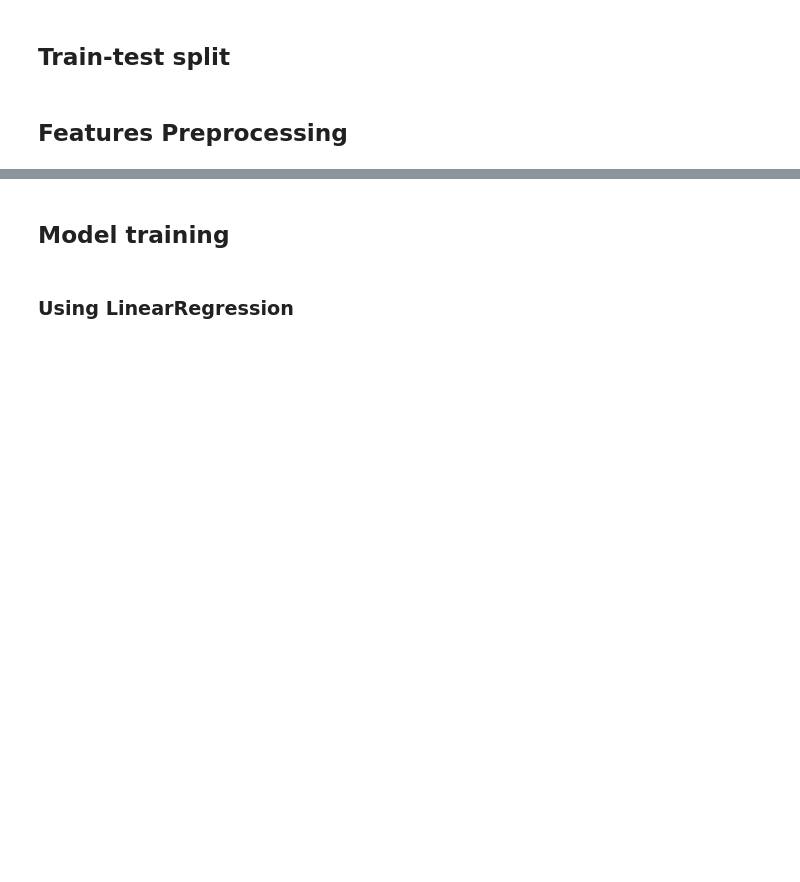
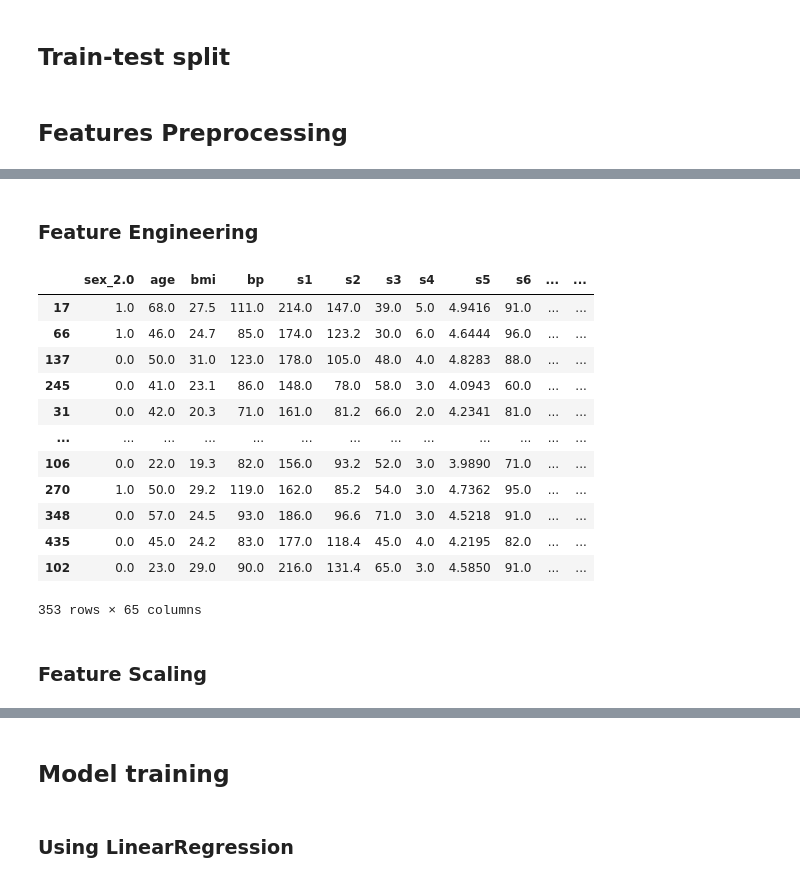
Before and after one commit to davidrpugh/machine-learning-for-tabular-data, a Jupyter notebook: notebooks/lecture-4-part-1d.ipynb, the cells around one changed output, grey strips where cells are left out. Drawn from its saved outputs; the diff is of its cells as text; code cells hidden in the pictures; blank space fills up the shorter version.

Commit message:
Improved data preprocessing

```diff
--- a/notebooks/lecture-4-part-1d.ipynb
+++ b/notebooks/lecture-4-part-1d.ipynb
@@ -24,7 +26,7 @@ train_features, test_features, train_targets, test_targets = (
         features,
         targets,
         random_state=prng,
-        test_size=0.1
+        test_size=0.2
     )
 )
 # %% [markdown]
@@ -32,32 +36,14 @@ train_features, test_features, train_targets, test_targets = (
 # %%
-transformer_0 = compose.make_column_transformer(
+feature_encoding = compose.make_column_transformer(
     (
         preprocessing.OneHotEncoder(
             drop="first",
-            dtype=np.uint8,
             sparse_output=False,
         ),
         ["sex"]
     ),
-    remainder="drop",
-    verbose=True,
+    force_int_remainder_cols=False,
+    remainder="passthrough",
+    verbose=False,
     verbose_feature_names_out=False
-)
-
-
-transformer_1 = compose.make_column_transformer(
-    (
-        preprocessing.StandardScaler(),
-        ["age", "bmi", "bp", "s1", "s2", "s3", "s4", "s5"]
-    ),
-    remainder="drop",
-    verbose=True,
-    verbose_feature_names_out=False
-)
-
-features_preprocessor = pipeline.make_union(
-    transformer_0,
-    transformer_1,
-    verbose=True,
-    n_jobs=-1
 ).set_output(transform="pandas")
@@ -65,0 +50,5 @@ features_preprocessor
+# %%
+encoded_train_features = feature_encoding.fit_transform(
+    train_features,
+    train_targets
+)
@@ -65,0 +71,2 @@ features_preprocessor
+# %% [markdown]
+### Feature Engineering
@@ -65,0 +79,23 @@ features_preprocessor
+# %%
+engineered_train_features = feature_engineering.fit_transform(
+    encoded_train_features,
+    train_targets
+)
+# %%
+engineered_train_features
+# %% [output]
+|  | sex_2.0 | age | bmi | bp | s1 | s2 | s3 | s4 | s5 | s6 | ... | ... |
+| 17 | 1.0 | 68.0 | 27.5 | 111.0 | 214.0 | 147.0 | 39.0 | 5.0 | 4.9416 | 91.0 | ... | ... |
+| 66 | 1.0 | 46.0 | 24.7 | 85.0 | 174.0 | 123.2 | 30.0 | 6.0 | 4.6444 | 96.0 | ... | ... |
+| 137 | 0.0 | 50.0 | 31.0 | 123.0 | 178.0 | 105.0 | 48.0 | 4.0 | 4.8283 | 88.0 | ... | ... |
+| 245 | 0.0 | 41.0 | 23.1 | 86.0 | 148.0 | 78.0 | 58.0 | 3.0 | 4.0943 | 60.0 | ... | ... |
+| 31 | 0.0 | 42.0 | 20.3 | 71.0 | 161.0 | 81.2 | 66.0 | 2.0 | 4.2341 | 81.0 | ... | ... |
+| ... | ... | ... | ... | ... | ... | ... | ... | ... | ... | ... | ... | ... |
+| 106 | 0.0 | 22.0 | 19.3 | 82.0 | 156.0 | 93.2 | 52.0 | 3.0 | 3.9890 | 71.0 | ... | ... |
+| 270 | 1.0 | 50.0 | 29.2 | 119.0 | 162.0 | 85.2 | 54.0 | 3.0 | 4.7362 | 95.0 | ... | ... |
+| 348 | 0.0 | 57.0 | 24.5 | 93.0 | 186.0 | 96.6 | 71.0 | 3.0 | 4.5218 | 91.0 | ... | ... |
+| 435 | 0.0 | 45.0 | 24.2 | 83.0 | 177.0 | 118.4 | 45.0 | 4.0 | 4.2195 | 82.0 | ... | ... |
+| 102 | 0.0 | 23.0 | 29.0 | 90.0 | 216.0 | 131.4 | 65.0 | 3.0 | 4.5850 | 91.0 | ... | ... |
+353 rows × 65 columns
+# %% [markdown]
+### Feature Scaling
```
Also changed, not shown: parts of 27 cells of this notebook.
